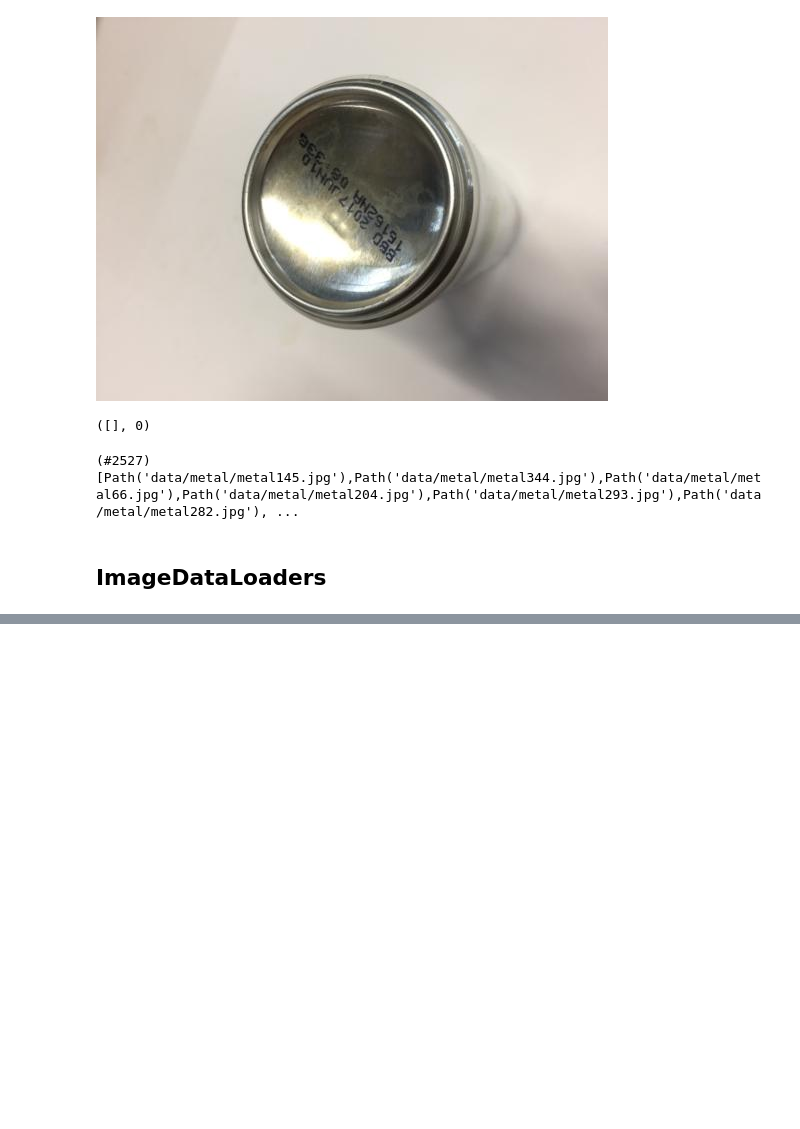
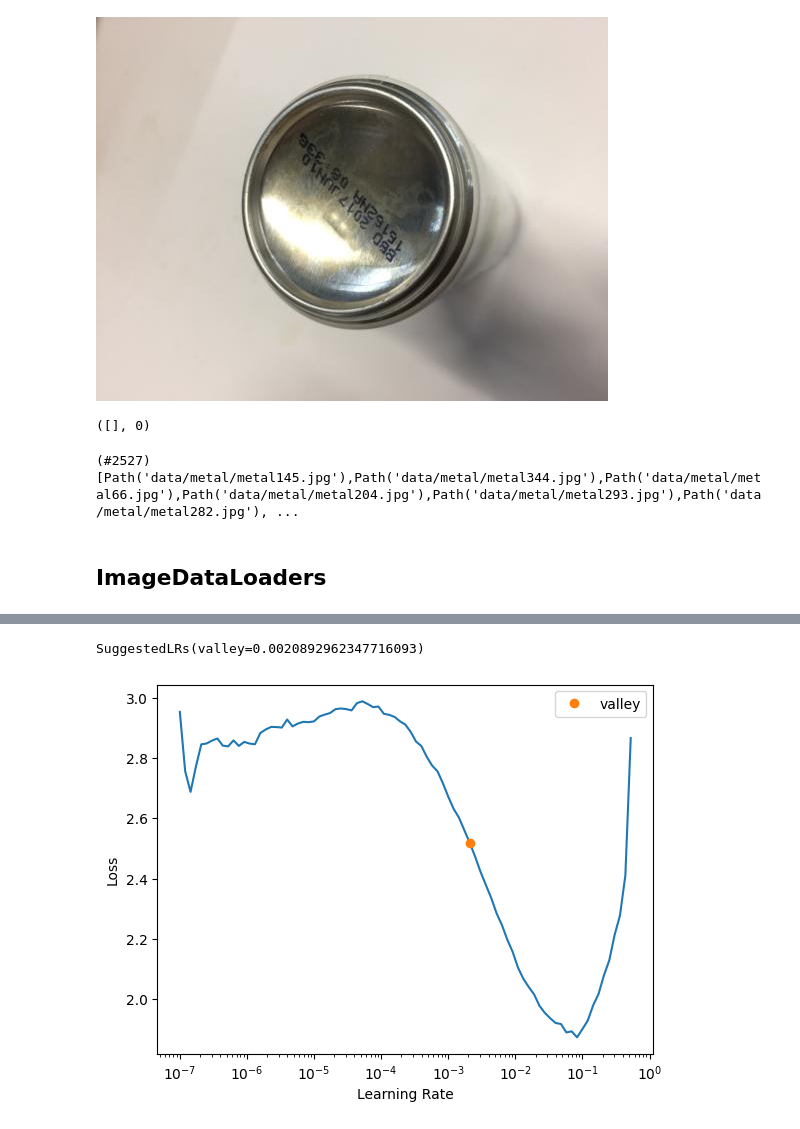
Before and after one commit to henriquemenegaz/kaggle-garbage-classification, a Jupyter notebook: 1-FastAI-ImageDataloader.ipynb, the cells around one changed output, grey strips where cells are left out. Drawn from its saved outputs; the diff is of its cells as text; code cells hidden in the pictures; blank space fills up the shorter version.

```diff
--- a/1-FastAI-ImageDataloader.ipynb
+++ b/1-FastAI-ImageDataloader.ipynb
@@ -49,0 +69,2 @@ SyntaxError: invalid syntax (785209389.py, line 7)
+# %%
+learn = vision_learner(dls, resnet34, metrics=error_rate)
@@ -49,0 +74,3 @@ SyntaxError: invalid syntax (785209389.py, line 7)
+# %%
+learn.lr_find()
+# %% [output]
@@ -49,0 +78,2 @@ SyntaxError: invalid syntax (785209389.py, line 7)
+SuggestedLRs(valley=0.0020892962347716093)
+[figure, added]
```
Also changed, not shown: parts of 12 cells of this notebook, 1 other file.
